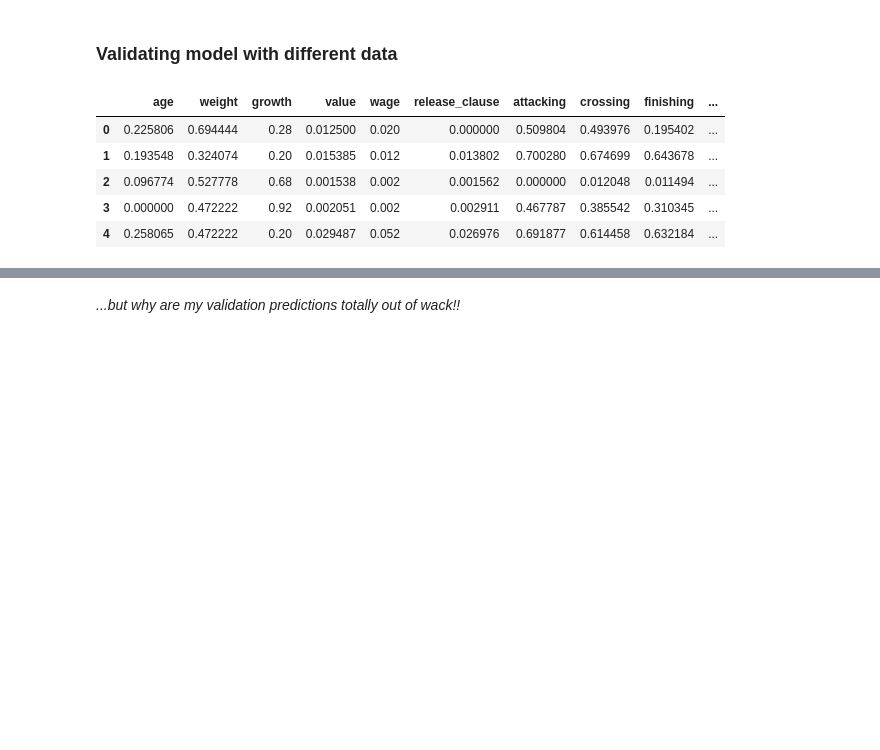
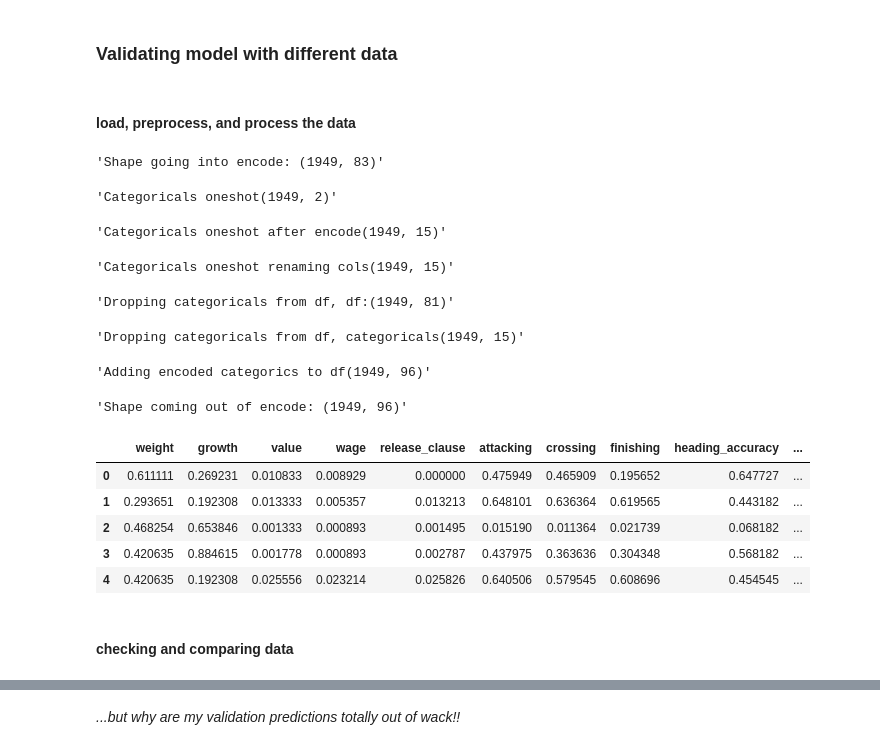
Before and after one commit to salwey/fifa_project, a Jupyter notebook: fifa_project_1.ipynb, the cells around one changed output, grey strips where cells are left out. Saved outputs shown, nothing was run; the diff lists cells and outputs as text; code cells hidden in the pictures; blank space fills up the shorter version.

Commit message:
Fixed several issues - main model now working with validation

```diff
--- a/fifa_project_1.ipynb
+++ b/fifa_project_1.ipynb
@@ -584,40 +680,53 @@ results[results['RMSE Test'].min() == results['RMSE Test']]
 # %% [markdown]
 ### Validating model with different data
+# %% [markdown]
+#### load, preprocess, and process the data
 # %%
-# load, preprocess, and process the data
-
 fifa_validation = pd.read_csv('fifa21_validate.csv') # fifa21_validate
 dirty_v_data = fifa_validation.copy()
 dropped_joined_loan_date = False
 dropped_id_name = False
 dropped_other_cols = False
 dirty_v_data = prep_headings(dirty_v_data,'joined')
+
 cleaned_v_data = preprocessing(dirty_v_data).copy()
 
-cleaned_v_data = cleaned_v_data.select_dtypes(include=np.number)
+#cleaned_v_data = cleaned_v_data.select_dtypes(include=np.number)
 
-actual_validation_targets = dirty_v_data[['ova']]
+#store actual our targets for later comparison checks
+actual_validation_targets = cleaned_v_data[['ova']]
 
-#cleaned_v_data, nums = filter_numerical_features(cleaned_v_data, 'ova', min_correlation_with_target=min_correlation_with_target, max_correlation_with_other_feature=max_correlation_with_other_feature)
-
+# as our model filter_numerical_features automagically selected the columns to keep, to validate we use filter_numerical_columns which keeps the same we kept with the original data before training model
 cleaned_v_data = filter_numerical_columns(cleaned_v_data, 'ova', nums)
 
-#cleaned_v_data = cleaned_v_data[nums]
+# testing on specific columns
+#cleaned_v_data = pd.concat([cleaned_v_data[nums],cleaned_v_data['ova']],axis=1)
+#cleaned_v_data = cleaned_v_data[['bp','ls', 'st', 'rs', 'lw', 'lf', 'cf', 'rf', 'rw', 'lam', 'cam', 'ram', 'lm', 'lcm', 'cm', 'rcm', 'rm', 'lwb', 'ldm', 'cdm', 'rdm', 'rwb', 'lb', 'lcb', 'cb', 'rcb', 'rb', 'gk', 'ova']]
 
 cleaned_v_data = encode_my_shizzle(cleaned_v_data, cleaned_v_data.select_dtypes(include=object).columns)       # encode_my_shizzle(df, categoricals_for_onehot):
 
-#cleaned_v_data = scaling_101_for_reptiles(cleaned_v_data, nums)                                    # scaling_101_for_reptiles(df, numericals_for_minmaxscaler=[], numericals_for_starndardscaler=[]):
+cleaned_v_data = scaling_101_for_reptiles(0, cleaned_v_data, 'ova', i[0]-1, cleaned_v_data.drop(['ova'],axis=1).columns, refit=False)      # scaling_101_for_reptiles(df, numericals_for_minmaxscaler=[], numericals_for_starndardscaler=[]):
 
-cleaned_v_data = scaling_101_for_reptiles(cleaned_v_data, 'ova', cleaned_v_data.drop(['ova'],axis=1).columns)                                    # scaling_101_for_reptiles(df, numericals_for_minmaxscaler=[], numericals_for_starndardscaler=[]):
 cleaned_v_data = cleaned_v_data.drop(['ova'],axis=1) # excluded when I set which nums to keep
+
 display(cleaned_v_data.head())
 # %% [output]
+'Shape going into encode: (1949, 83)'
+'Categoricals oneshot(1949, 2)'
+'Categoricals oneshot after encode(1949, 15)'
+'Categoricals oneshot renaming cols(1949, 15)'
+'Dropping categoricals from df, df:(1949, 81)'
+'Dropping categoricals from df, categoricals(1949, 15)'
+'Adding encoded categorics to df(1949, 96)'
+'Shape coming out of encode: (1949, 96)'
-|  | age | weight | growth | value | wage | release_clause | attacking | crossing | finishing | ... |
-| 0 | 0.225806 | 0.694444 | 0.28 | 0.012500 | 0.020 | 0.000000 | 0.509804 | 0.493976 | 0.195402 | ... |
-| 1 | 0.193548 | 0.324074 | 0.20 | 0.015385 | 0.012 | 0.013802 | 0.700280 | 0.674699 | 0.643678 | ... |
-| 2 | 0.096774 | 0.527778 | 0.68 | 0.001538 | 0.002 | 0.001562 | 0.000000 | 0.012048 | 0.011494 | ... |
-| 3 | 0.000000 | 0.472222 | 0.92 | 0.002051 | 0.002 | 0.002911 | 0.467787 | 0.385542 | 0.310345 | ... |
-| 4 | 0.258065 | 0.472222 | 0.20 | 0.029487 | 0.052 | 0.026976 | 0.691877 | 0.614458 | 0.632184 | ... |
+|  | weight | growth | value | wage | release_clause | attacking | crossing | finishing | heading_accuracy | ... |
+| 0 | 0.611111 | 0.269231 | 0.010833 | 0.008929 | 0.000000 | 0.475949 | 0.465909 | 0.195652 | 0.647727 | ... |
+| 1 | 0.293651 | 0.192308 | 0.013333 | 0.005357 | 0.013213 | 0.648101 | 0.636364 | 0.619565 | 0.443182 | ... |
+| 2 | 0.468254 | 0.653846 | 0.001333 | 0.000893 | 0.001495 | 0.015190 | 0.011364 | 0.021739 | 0.068182 | ... |
+| 3 | 0.420635 | 0.884615 | 0.001778 | 0.000893 | 0.002787 | 0.437975 | 0.363636 | 0.304348 | 0.568182 | ... |
+| 4 | 0.420635 | 0.192308 | 0.025556 | 0.023214 | 0.025826 | 0.640506 | 0.579545 | 0.608696 | 0.454545 | ... |
+# %% [markdown]
+#### checking and comparing data
 # %%
 display(cleaned_v_data.head())
 display(cleaned_data.head()) ## one extra as target was removed in function
```
Also changed, not shown: parts of 31 cells of this notebook.
